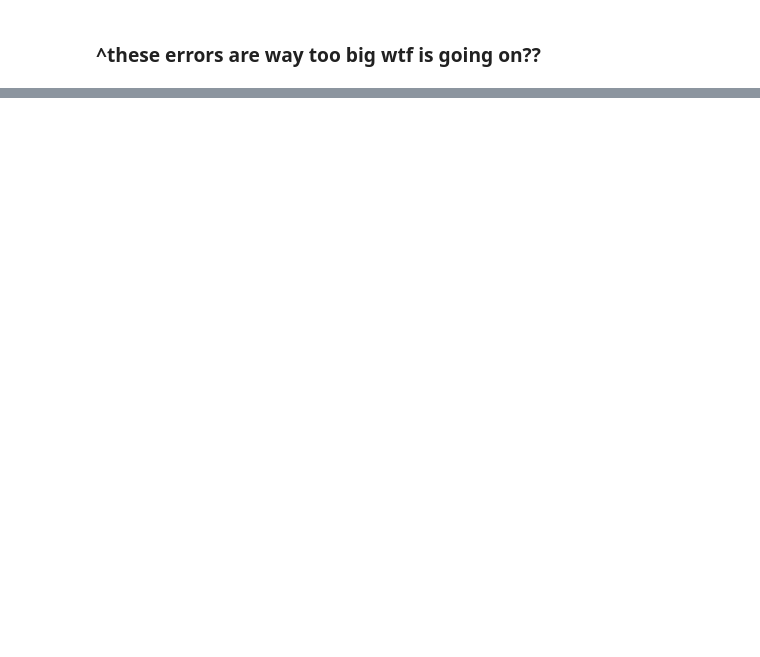
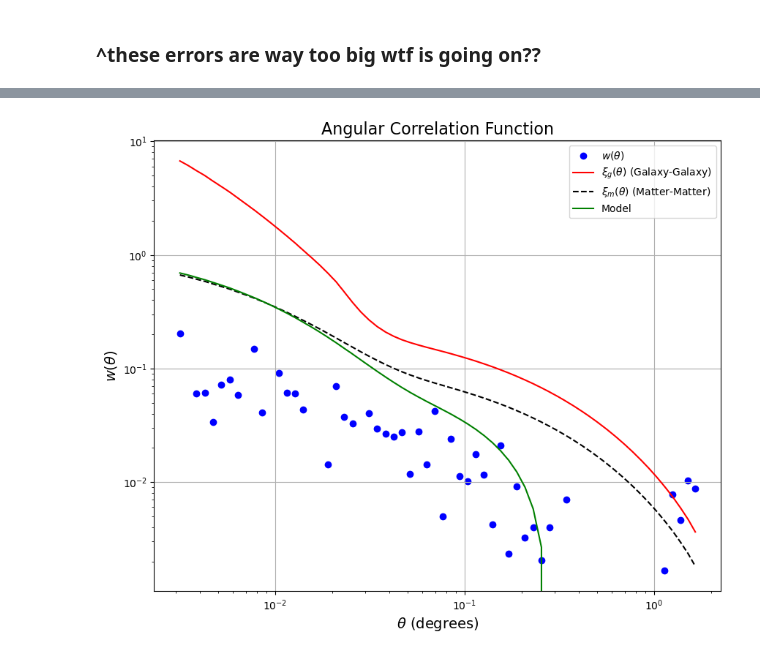
Before and after one commit to OtiliaIrina/Master_Thesis, a Jupyter notebook: New code/New_Test.ipynb, the cells around one changed output, grey strips where cells are left out. Drawn from its saved outputs; the diff is of its cells as text; code cells hidden in the pictures; blank space fills up the shorter version.

```diff
--- a/New code/New_Test.ipynb
+++ b/New code/New_Test.ipynb
@@ -227,0 +284,26 @@ AttributeError: 'tuple' object has no attribute 'angular_corr_gal'
+# %%
+plt.figure(figsize=(10, 8))
+plt.scatter(theta_values, w_theta_values,
+             color='blue',  label=r'$w(\theta)$')
+
+# Plot galaxy and matter correlation functions
+plt.plot(theta_values, xi_g_values, label=r'$\xi_{g}(\theta)$ (Galaxy-Galaxy)', linestyle='-', color='red')
+plt.plot(theta_values, xi_m_values, label=r'$\xi_{m}(\theta)$ (Matter-Matter)', linestyle='dashed', color='black')
+
+plt.plot(theta_values, model_values, label=r'Model', color='g')
+plt.xscale('log')
+plt.yscale('log')
+
+# Labels and title
+plt.xlabel(r'$\theta$ (degrees)', fontsize=14)
+plt.ylabel(r'$ w(\theta)$', fontsize=14)
+plt.title('Angular Correlation Function', fontsize=16)
+
+# Add legend and grid
+plt.legend()
+plt.grid(True)
+
+# Show plot
+plt.show()
+# %% [output]
+[figure, added]
```
Also changed, not shown: parts of 11 cells of this notebook, 2 other files.
